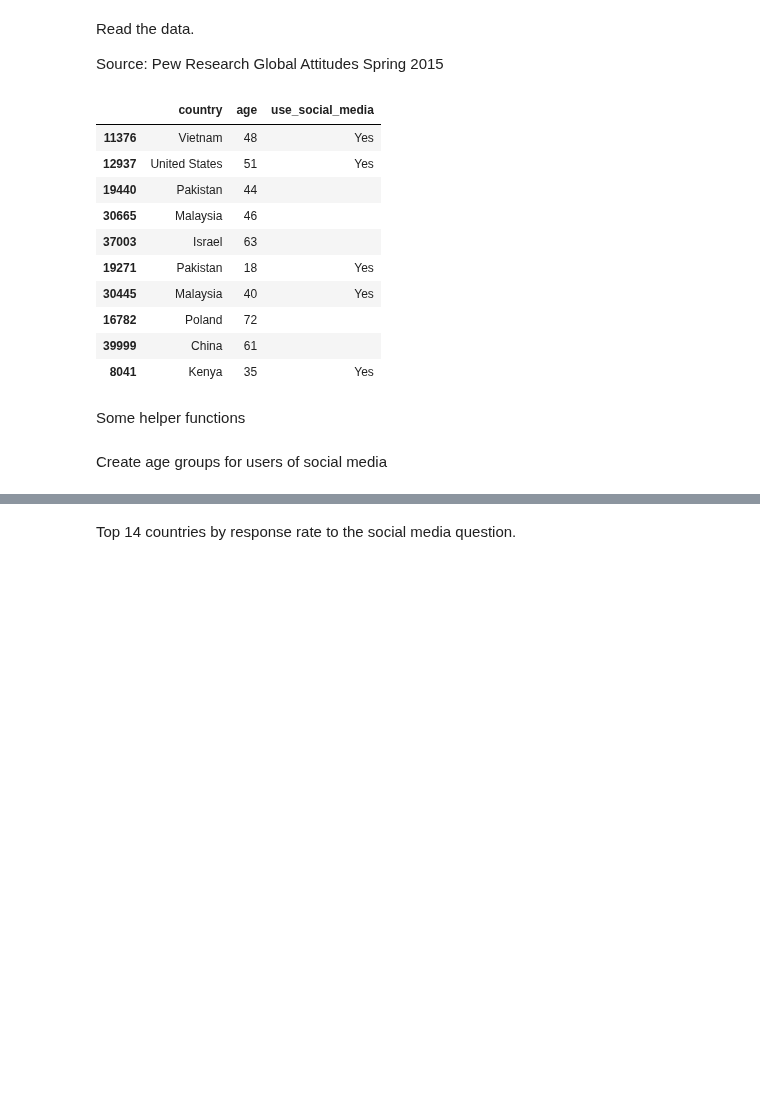
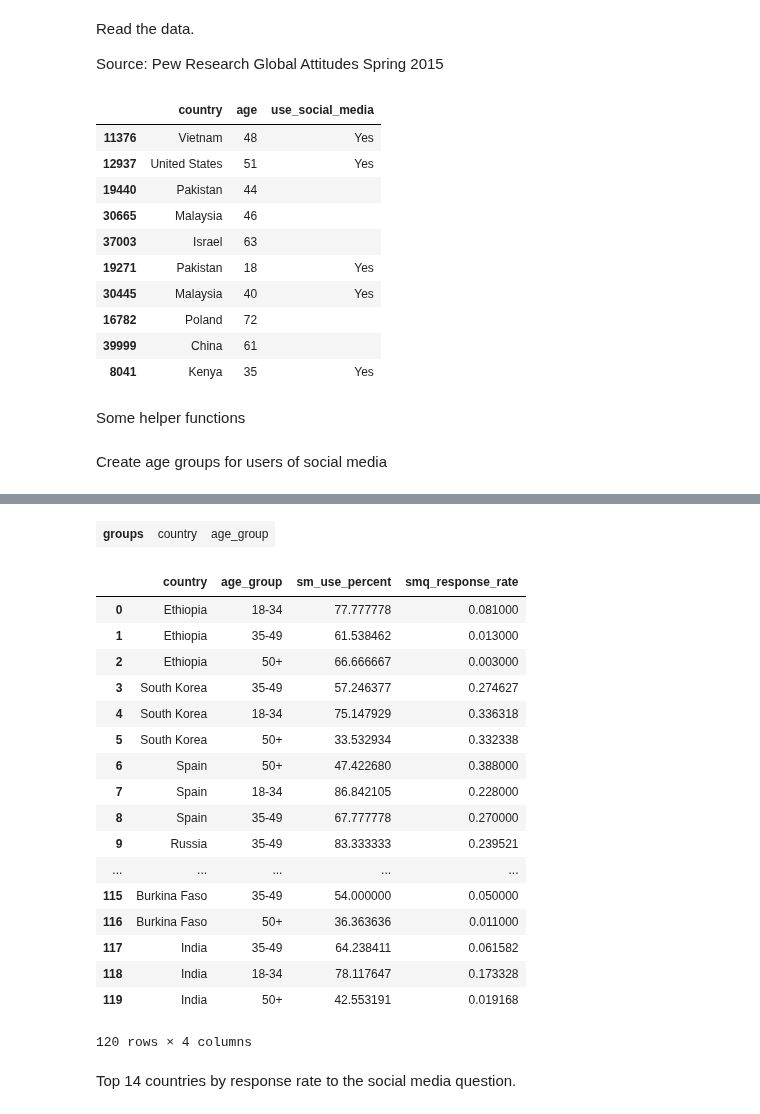
Before and after one commit to has2k1/plotnine-examples, a Jupyter notebook: plotnine_examples/examples/geom_segment.ipynb, the cells around one changed output, grey strips where cells are left out. Drawn from its saved outputs; the diff is of its cells as text; code cells hidden in the pictures; blank space fills up the shorter version.

```diff
--- a/plotnine_examples/examples/geom_segment.ipynb
+++ b/plotnine_examples/examples/geom_segment.ipynb
@@ -122,3 +66,69 @@ rdata.head()
+# %%
+def toint(s):
+    res = []
+    for x in s:
+        try:
+            x = int(x)
+        except ValueError:
+            x = -1
+        res.append(x)
+    return res
+
+def percent(gdf):
+    return 100 * np.sum(gdf['use_social_media'] == 'Yes') / len(gdf)
+
+no_age = ['Refused', 'Don\'t know']
+yes_no = ['Yes', 'No']
+ages = ['18-34', '35-49', '50+']
+
+def first(s):
+    return s.iloc[0]
+
+rdata = (
+    data
+    >> define(age_='toint(age)')
+    >> define(age_group=case_when([
+        ('age_ == -1', '""'),
+        ('age_ < 35', '"18-34"'),
+        ('age_ < 50', '"35-49"'),
+        ('age_ >= 50', '"50+"'),
+    ]))
+    >> select('age_', drop=True)
+    >> group_by('country')
+    >> define(country_count='n()')
+    >> query('age_group in @ages')
+    >> query('use_social_media in @yes_no')
+    >> group_by('country', 'age_group')
+    >> do(
+        # social media use percentage
+        sm_use_percent=lambda gdf: 100 * sum(gdf['use_social_media'] == 'Yes') / len(gdf),
+
+        # social media question response rate
+        smq_response_rate=lambda gdf: len(gdf) / gdf['country_count'].iloc[0]
+    )
+)
+
+rdata >> head(5)
+# %% [output]
+| groups | country | age_group |
+|  | country | age_group | sm_use_percent | smq_response_rate |
+| 0 | Ethiopia | 18-34 | 77.777778 | 0.081000 |
+| 1 | Ethiopia | 35-49 | 61.538462 | 0.013000 |
+| 2 | Ethiopia | 50+ | 66.666667 | 0.003000 |
+| 3 | South Korea | 35-49 | 57.246377 | 0.274627 |
+| 4 | South Korea | 18-34 | 75.147929 | 0.336318 |
+| 5 | South Korea | 50+ | 33.532934 | 0.332338 |
+| 6 | Spain | 50+ | 47.422680 | 0.388000 |
+| 7 | Spain | 18-34 | 86.842105 | 0.228000 |
+| 8 | Spain | 35-49 | 67.777778 | 0.270000 |
+| 9 | Russia | 35-49 | 83.333333 | 0.239521 |
+| ... | ... | ... | ... | ... |
+| 115 | Burkina Faso | 35-49 | 54.000000 | 0.050000 |
+| 116 | Burkina Faso | 50+ | 36.363636 | 0.011000 |
+| 117 | India | 35-49 | 64.238411 | 0.061582 |
+| 118 | India | 18-34 | 78.117647 | 0.173328 |
+| 119 | India | 50+ | 42.553191 | 0.019168 |
+120 rows × 4 columns
 # %% [markdown]
 Top 14 countries by response rate to the social media question.
 # %%
```
Also changed, not shown: parts of 10 cells of this notebook, 1 other file.
